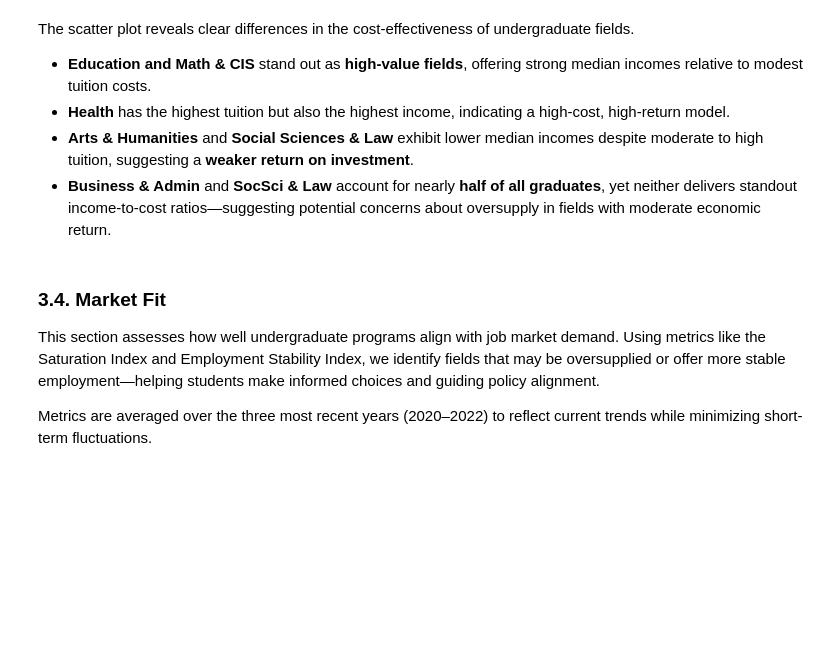
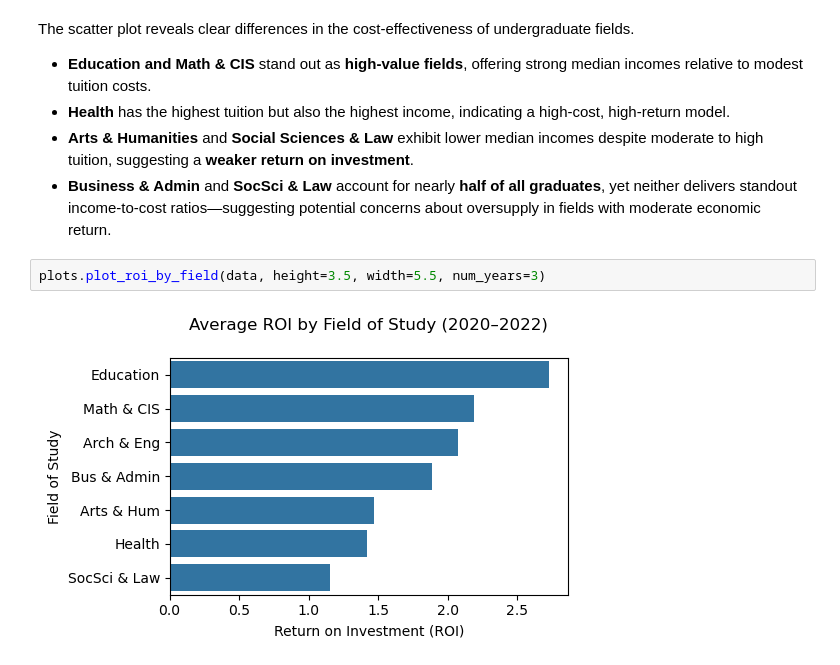
Before and after one commit to cdngouma/graduate-roi-canada, a Jupyter notebook: 02-analyze-education-roi.ipynb.ipynb, the cells around one changed output. Saved outputs shown, nothing was run; the diff lists cells and outputs as text; blank space fills up the shorter version.

```diff
--- a/02-analyze-education-roi.ipynb.ipynb
+++ b/02-analyze-education-roi.ipynb.ipynb
@@ -195,8 +160,7 @@ The scatter plot reveals clear differences in the cost-effectiveness of undergra
 * **Health** has the highest tuition but also the highest income, indicating a high-cost, high-return model.
 * **Arts & Humanities** and **Social Sciences & Law** exhibit lower median incomes despite moderate to high tuition, suggesting a **weaker return on investment**.
 * **Business & Admin** and **SocSci & Law** account for nearly **half of all graduates**, yet neither delivers standout income-to-cost ratios—suggesting potential concerns about oversupply in fields with moderate economic return.
-# %% [markdown]
-### 3.4. Market Fit
-This section assesses how well undergraduate programs align with job market demand. Using metrics like the Saturation Index and Employment Stability Index, we identify fields that may be oversupplied or offer more stable employment—helping students make informed choices and guiding policy alignment.
-
-Metrics are averaged over the three most recent years (2020–2022) to reflect current trends while minimizing short-term fluctuations.
+# %%
+plots.plot_roi_by_field(data, height=3.5, width=5.5, num_years=3)
+# %% [output]
+[figure, added]
```
Also changed, not shown: parts of 19 cells of this notebook, 1 other file.
